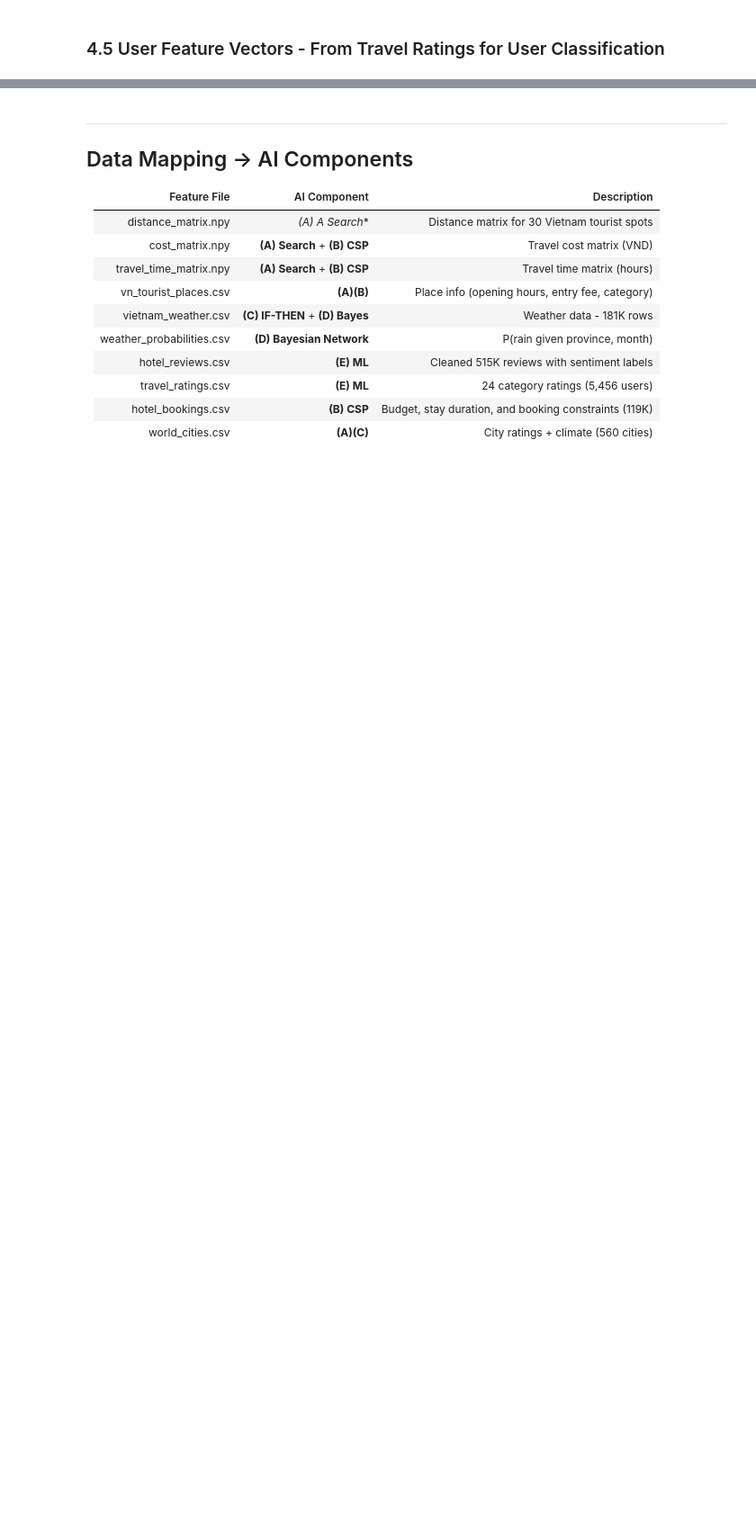
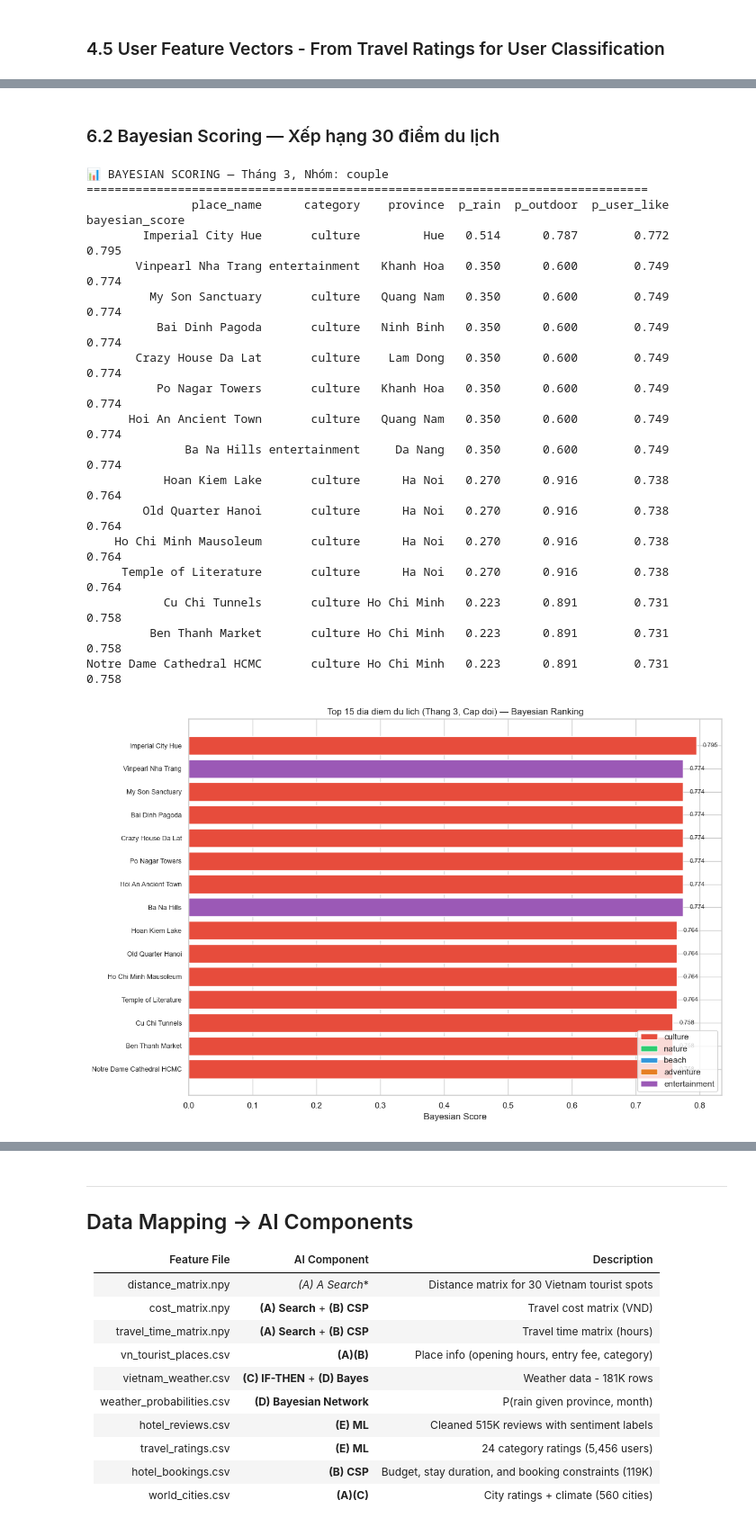
Before and after one commit to HieNguyen08/Introduction-AI-Assignment, a Jupyter notebook: notebooks/main_notebook.ipynb, the cells around one changed output, grey strips where cells are left out. Shown at 90% size. Cells and saved outputs as stored; diff of their text form; code cells hidden in the pictures; blank space fills up the shorter version.

```diff
--- a/notebooks/main_notebook.ipynb
+++ b/notebooks/main_notebook.ipynb
@@ -596,0 +1204,51 @@ if 'cluster' in df_ratings.columns:
+# %% [markdown]
+### 6.2 Bayesian Scoring — Xếp hạng 30 điểm du lịch
+# %%
+# Xep hang 30 diem du lich (thang 3, cap doi)
+scored_places = bn.score_places(df_places, month=3, group_type='couple')
+
+# Visualization - top 15
+top15 = scored_places.head(15)
+fig, ax = plt.subplots(figsize=(12, 8))
+colors_map = {'culture': '#e74c3c', 'nature': '#2ecc71', 'beach': '#3498db',
+          'adventure': '#e67e22', 'entertainment': '#9b59b6'}
+bar_colors = [colors_map.get(c, '#95a5a6') for c in top15['category']]
+
+bars = ax.barh(range(len(top15)), top15['bayesian_score'], color=bar_colors, edgecolor='white')
+ax.set_yticks(range(len(top15)))
+ax.set_yticklabels(top15['place_name'], fontsize=9)
+ax.set_xlabel('Bayesian Score')
+ax.set_title('Top 15 dia diem du lich (Thang 3, Cap doi) — Bayesian Ranking')
+ax.invert_yaxis()
+
+# Legend
+from matplotlib.patches import Patch
+legend_elements = [Patch(facecolor=v, label=k) for k, v in colors_map.items()]
+ax.legend(handles=legend_elements, loc='lower right')
+
+for i, (score, name) in enumerate(zip(top15['bayesian_score'], top15['place_name'])):
+    ax.text(score + 0.01, i, f'{score:.3f}', va='center', fontsize=8)
+
+plt.tight_layout()
+plt.savefig('data/processed/bayes_place_ranking.png', dpi=150, bbox_inches='tight')
+plt.show()
+# %% [output]
+📊 BAYESIAN SCORING — Tháng 3, Nhóm: couple
+================================================================================
+               place_name      category    province  p_rain  p_outdoor  p_user_like  bayesian_score
+        Imperial City Hue       culture         Hue   0.514      0.787        0.772           0.795
+       Vinpearl Nha Trang entertainment   Khanh Hoa   0.350      0.600        0.749           0.774
+         My Son Sanctuary       culture   Quang Nam   0.350      0.600        0.749           0.774
+          Bai Dinh Pagoda       culture   Ninh Binh   0.350      0.600        0.749           0.774
+       Crazy House Da Lat       culture    Lam Dong   0.350      0.600        0.749           0.774
+          Po Nagar Towers       culture   Khanh Hoa   0.350      0.600        0.749           0.774
+      Hoi An Ancient Town       culture   Quang Nam   0.350      0.600        0.749           0.774
+              Ba Na Hills entertainment     Da Nang   0.350      0.600        0.749           0.774
+           Hoan Kiem Lake       culture      Ha Noi   0.270      0.916        0.738           0.764
+        Old Quarter Hanoi       culture      Ha Noi   0.270      0.916        0.738           0.764
+    Ho Chi Minh Mausoleum       culture      Ha Noi   0.270      0.916        0.738           0.764
+     Temple of Literature       culture      Ha Noi   0.270      0.916        0.738           0.764
+           Cu Chi Tunnels       culture Ho Chi Minh   0.223      0.891        0.731           0.758
+         Ben Thanh Market       culture Ho Chi Minh   0.223      0.891        0.731           0.758
+Notre Dame Cathedral HCMC       culture Ho Chi Minh   0.223      0.891        0.731           0.758
+[figure, added]
```
Also changed, not shown: parts of 55 cells of this notebook, 4 other files.
